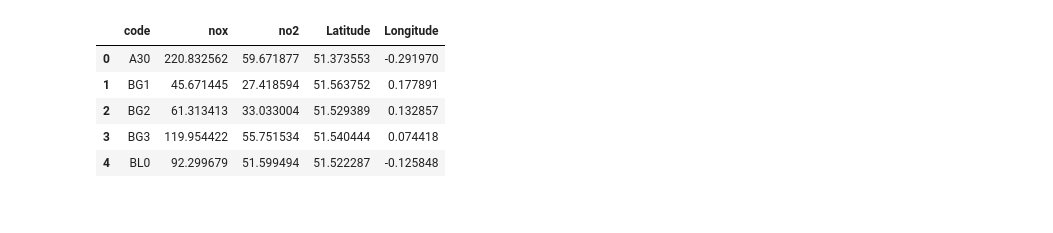
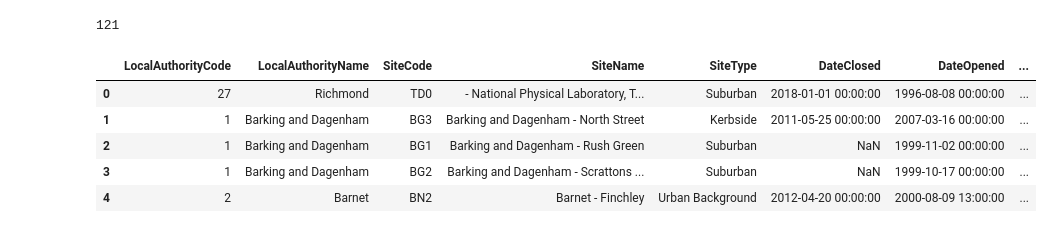
Before and after one commit to bikeclub51/london-aq, a Jupyter notebook: code/optimization/krause.ipynb, the cells around one changed output. Cells and saved outputs as stored; diff of their text form; code cells hidden in the pictures.

```diff
--- a/code/optimization/krause.ipynb
+++ b/code/optimization/krause.ipynb
@@ -18,10 +24 @@ if TIME:
-# %%
-df.head()
-# %% [output]
-|  | code | nox | no2 | Latitude | Longitude |
-| 0 | A30 | 220.832562 | 59.671877 | 51.373553 | -0.291970 |
-| 1 | BG1 | 45.671445 | 27.418594 | 51.563752 | 0.177891 |
-| 2 | BG2 | 61.313413 | 33.033004 | 51.529389 | 0.132857 |
-| 3 | BG3 | 119.954422 | 55.751534 | 51.540444 | 0.074418 |
-| 4 | BL0 | 92.299679 | 51.599494 | 51.522287 | -0.125848 |
 # %%
@@ -29,3 +26,6 @@ sites = df['code'].unique()
 # %%
-sites_info_df = pd.read_csv("../../data/monitoring_sites.csv")
+t_max = df['t'].max()
+t_max
+# %% [output]
+121
 # %%
@@ -32,0 +33,9 @@ S_df = sites_info_df.loc[sites_info_df['SiteCode'].isin(sites)][['SiteCode', 'La
+# %%
+sites_info_df.head()
+# %% [output]
+|  | LocalAuthorityCode | LocalAuthorityName | SiteCode | SiteName | SiteType | DateClosed | DateOpened | ... |
+| 0 | 27 | Richmond | TD0 | - National Physical Laboratory, T... | Suburban | 2018-01-01 00:00:00 | 1996-08-08 00:00:00 | ... |
+| 1 | 1 | Barking and Dagenham | BG3 | Barking and Dagenham - North Street | Kerbside | 2011-05-25 00:00:00 | 2007-03-16 00:00:00 | ... |
+| 2 | 1 | Barking and Dagenham | BG1 | Barking and Dagenham - Rush Green | Suburban | NaN | 1999-11-02 00:00:00 | ... |
+| 3 | 1 | Barking and Dagenham | BG2 | Barking and Dagenham - Scrattons ... | Suburban | NaN | 1999-10-17 00:00:00 | ... |
+| 4 | 2 | Barnet | BN2 | Barnet - Finchley | Urban Background | 2012-04-20 00:00:00 | 2000-08-09 13:00:00 | ... |
```
Also changed, not shown: parts of 26 cells of this notebook.
